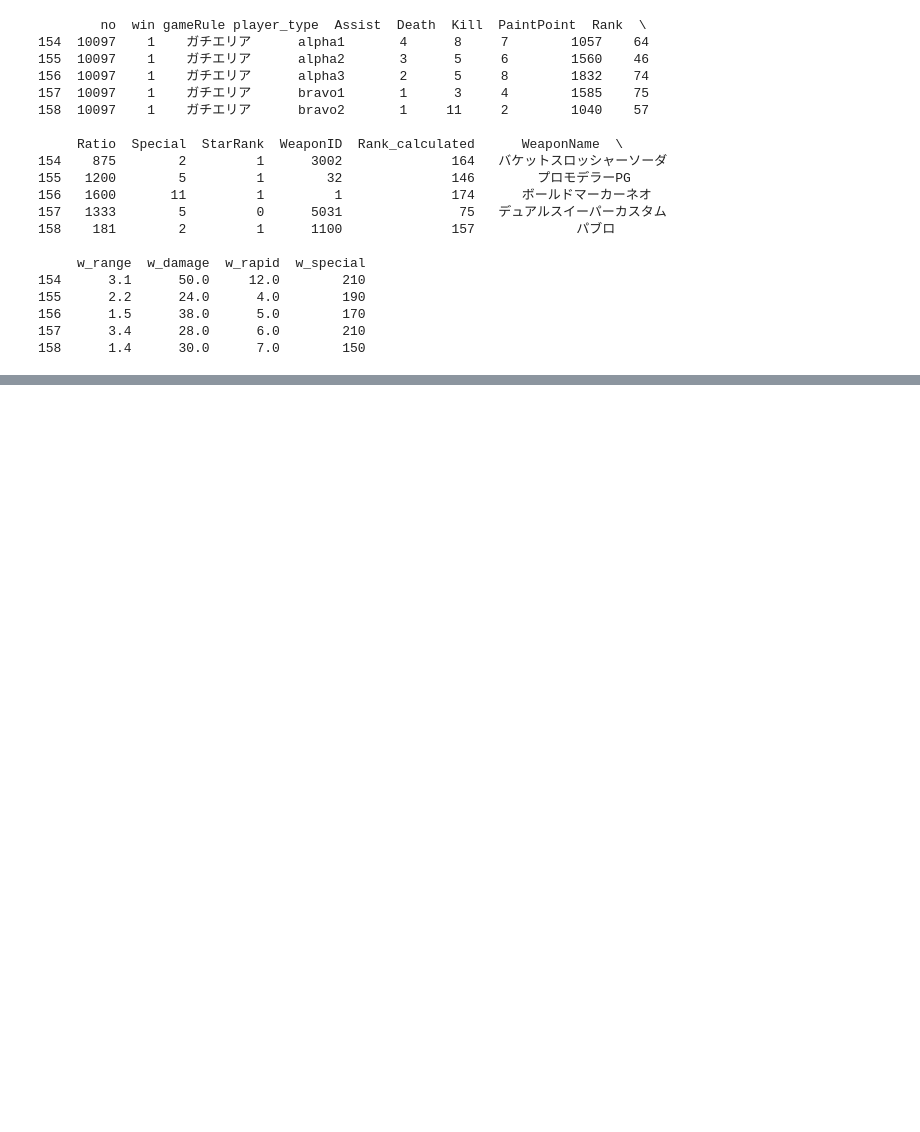
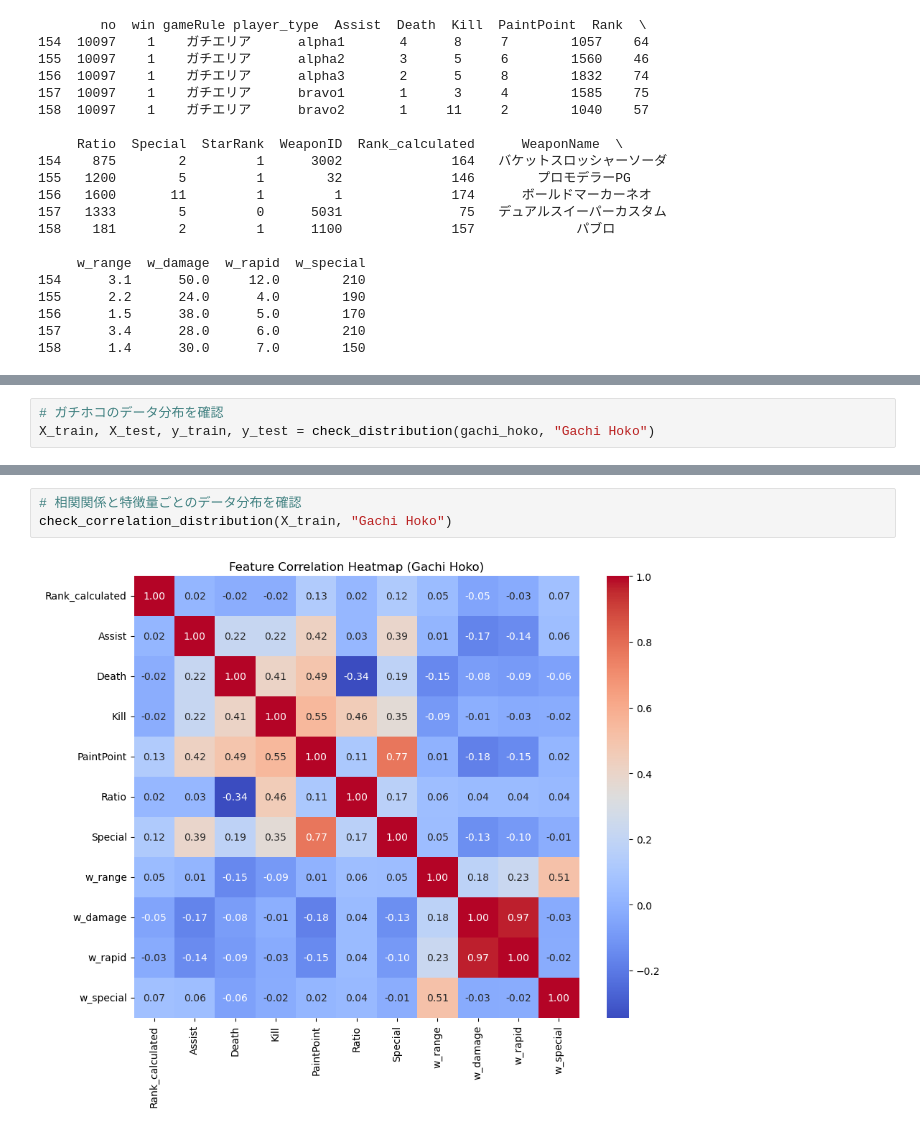
Before and after one commit to cu0001/splatoon-match-analysis, a Jupyter notebook: analyze_splatoon_playdata.ipynb, the cells around one changed output, grey strips where cells are left out. Drawn from its saved outputs; the diff is of its cells as text; blank space fills up the shorter version.

```diff
--- a/analyze_splatoon_playdata.ipynb
+++ b/analyze_splatoon_playdata.ipynb
@@ -594,0 +640,3 @@ weighted avg       0.53      0.53      0.50       842
+# %%
+# ガチホコのデータ分布を確認
+X_train, X_test, y_train, y_test = check_distribution(gachi_hoko, "Gachi Hoko")
@@ -594,0 +652,5 @@ weighted avg       0.53      0.53      0.50       842
+# %%
+# 相関関係と特徴量ごとのデータ分布を確認
+check_correlation_distribution(X_train, "Gachi Hoko")
+# %% [output]
+[figure, added]
```
Also changed, not shown: parts of 27 cells of this notebook.
